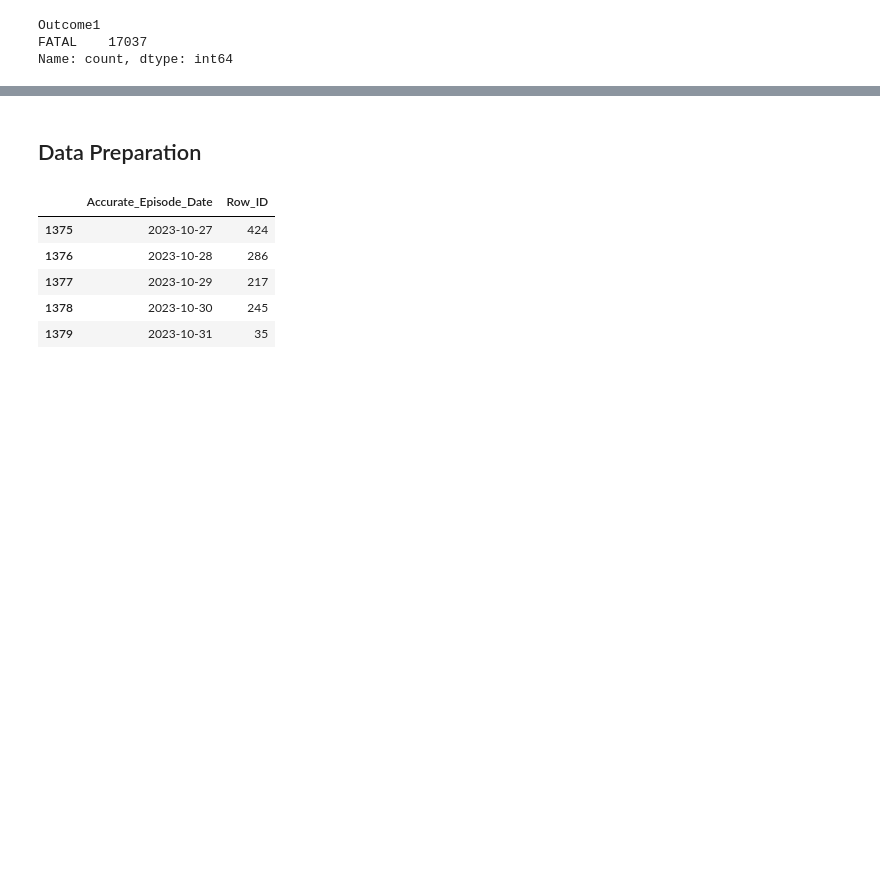
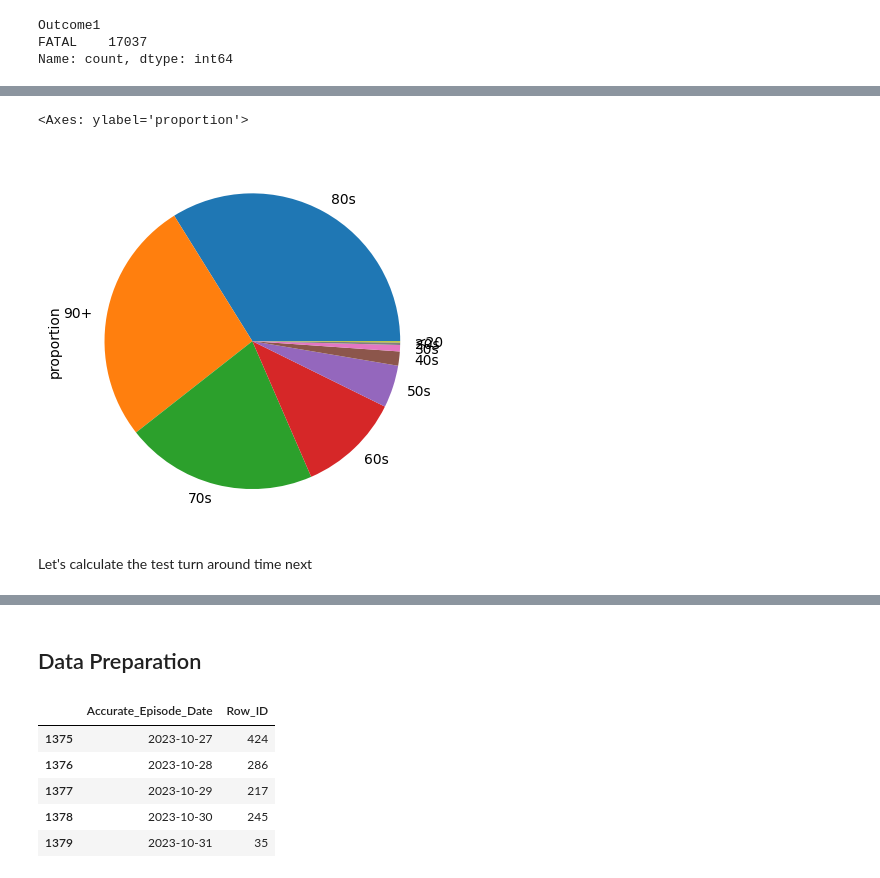
Before and after one commit to farbodab/ds-tools-ai4ph, a Jupyter notebook: Data Science Tools.ipynb, the cells around one changed output, grey strips where cells are left out. Drawn from its saved outputs; the diff is of its cells as text; code cells hidden in the pictures; blank space fills up the shorter version.

```diff
--- a/Data Science Tools.ipynb
+++ b/Data Science Tools.ipynb
@@ -400,0 +486,2 @@ Name: count, dtype: int64
+# %%
+all_cases['Outcome1'].fillna('SURVIVED', inplace=True)
@@ -400,0 +542,7 @@ Name: count, dtype: int64
+# %%
+all_cases.loc[all_cases.Outcome1 == 'FATAL']['Age_Group'].value_counts(normalize=True).plot(kind='pie')
+# %% [output]
+<Axes: ylabel='proportion'>
+[figure, added]
+# %% [markdown]
+Let's calculate the test turn around time next
```
Also changed, not shown: parts of 63 cells of this notebook.
